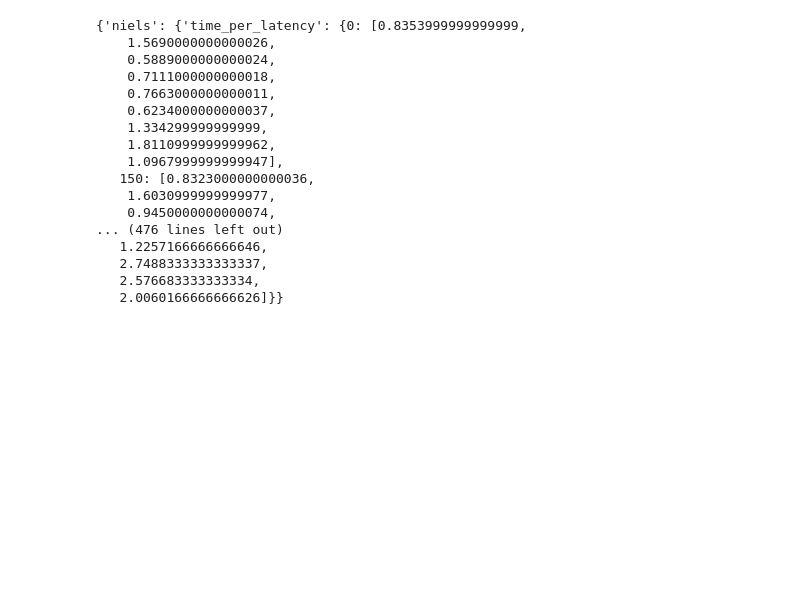
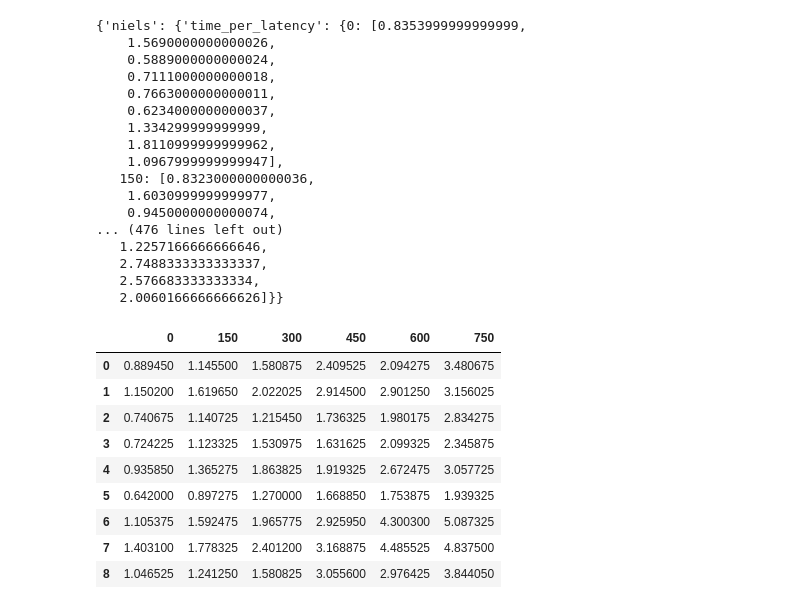
Before and after one commit to vimodev/2IMV25, a Jupyter notebook: Analysis/analysis.ipynb, the cells around one changed output. Cells and saved outputs as stored; diff of their text form; code cells hidden in the pictures; blank space fills up the shorter version.

Commit message:
Average out results

```diff
--- a/Analysis/analysis.ipynb
+++ b/Analysis/analysis.ipynb
@@ -94,7 +94,6 @@ experiments
 def first_analysis(experiment_data):
     experiment_results = {}
     for name in experiment_data.items():
-        experiment_results[name[0]] = {}
         times_latencies = {0:[], 150:[], 300:[], 450:[], 600:[], 750:[]}
         avg_time_latency = {}
         # times_experiments = [[]*9]
@@ -109,10 +108,7 @@ def first_analysis(experiment_data):
             avg_time_latency[latency] = sum(times_latencies[latency])/len(times_latencies[latency])
         for n in range(9):
             avg_time_experiment.append(sum(times_experiments[n])/len(times_experiments[n]))
-        experiment_results[name[0]]['time_per_latency'] = times_latencies
-        experiment_results[name[0]]['time_per_experiment'] = times_experiments
-        experiment_results[name[0]]['avg_time_per_latency'] = avg_time_latency
-        experiment_results[name[0]]['avg_time_per_experiment'] = avg_time_experiment
+        experiment_results[name[0]] = {'time_per_latency' : times_latencies, 'time_per_experiment': times_experiments, 'avg_time_per_latency': avg_time_latency, 'avg_time_per_experiment': avg_time_experiment}
     return experiment_results
 
 results = first_analysis(experiments)
@@ -135,3 +131,42 @@ results
    2.7488333333333337,
    2.576683333333334,
    2.0060166666666626]}}
+# %%
+import pandas as pd
+import numpy as np
+import matplotlib.pyplot as plt
+names = results.keys()
+timesdf = pd.DataFrame()
+for name in names:
+    df = pd.DataFrame(results[name]['time_per_latency'])
+    df['name'] = name
+    timeslatencydf = pd.concat([timesdf, df])
+
+
+for name in names:
+    df = pd.DataFrame(results[name]['time_per_experiment'])
+    df['name'] = name
+    timesexperimentdf = pd.concat([timesdf, df])
+
+latencydf = pd.DataFrame(columns=[0, 150, 300, 450, 600, 750])
+
+for latency in [0, 150, 300, 450, 600, 750]:
+    avg_times = []
+    for experiment in range(9):
+        times = []
+        for name in names:
+            times.append(results[name]['time_per_latency'][latency][experiment])
+        avg_times.append(np.mean(times))
+    latencydf[latency] = pd.Series(avg_times)
+latencydf
+# %% [output]
+|  | 0 | 150 | 300 | 450 | 600 | 750 |
+| 0 | 0.889450 | 1.145500 | 1.580875 | 2.409525 | 2.094275 | 3.480675 |
+| 1 | 1.150200 | 1.619650 | 2.022025 | 2.914500 | 2.901250 | 3.156025 |
+| 2 | 0.740675 | 1.140725 | 1.215450 | 1.736325 | 1.980175 | 2.834275 |
+| 3 | 0.724225 | 1.123325 | 1.530975 | 1.631625 | 2.099325 | 2.345875 |
+| 4 | 0.935850 | 1.365275 | 1.863825 | 1.919325 | 2.672475 | 3.057725 |
+| 5 | 0.642000 | 0.897275 | 1.270000 | 1.668850 | 1.753875 | 1.939325 |
+| 6 | 1.105375 | 1.592475 | 1.965775 | 2.925950 | 4.300300 | 5.087325 |
+| 7 | 1.403100 | 1.778325 | 2.401200 | 3.168875 | 4.485525 | 4.837500 |
+| 8 | 1.046525 | 1.241250 | 1.580825 | 3.055600 | 2.976425 | 3.844050 |
```
Also changed, not shown: 1 other file.
